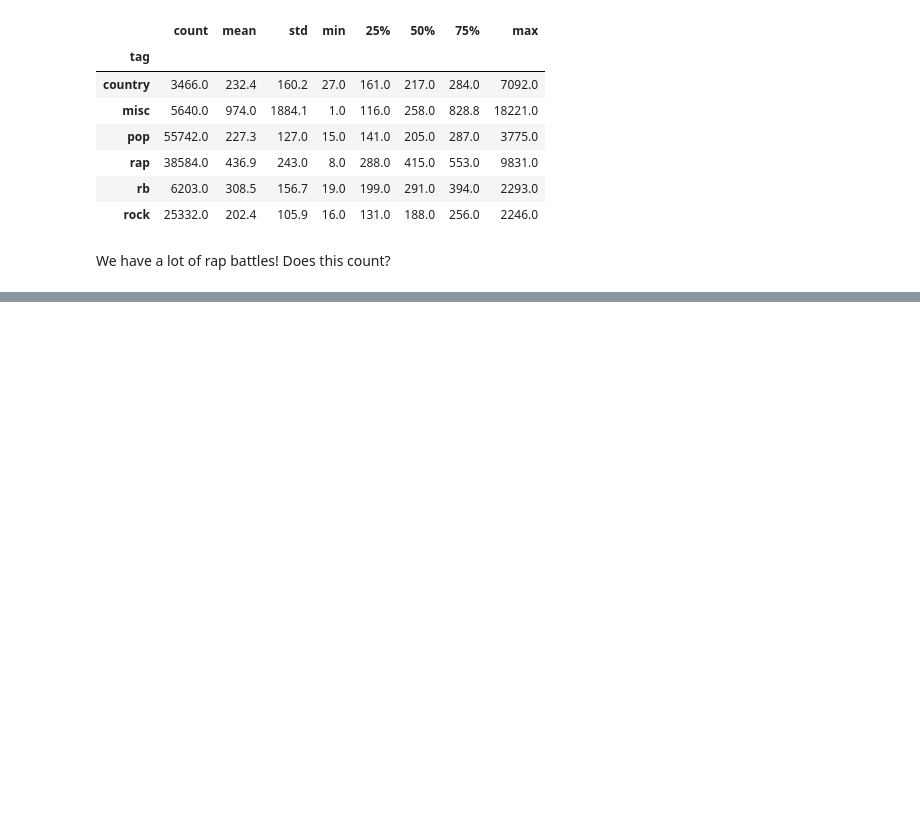
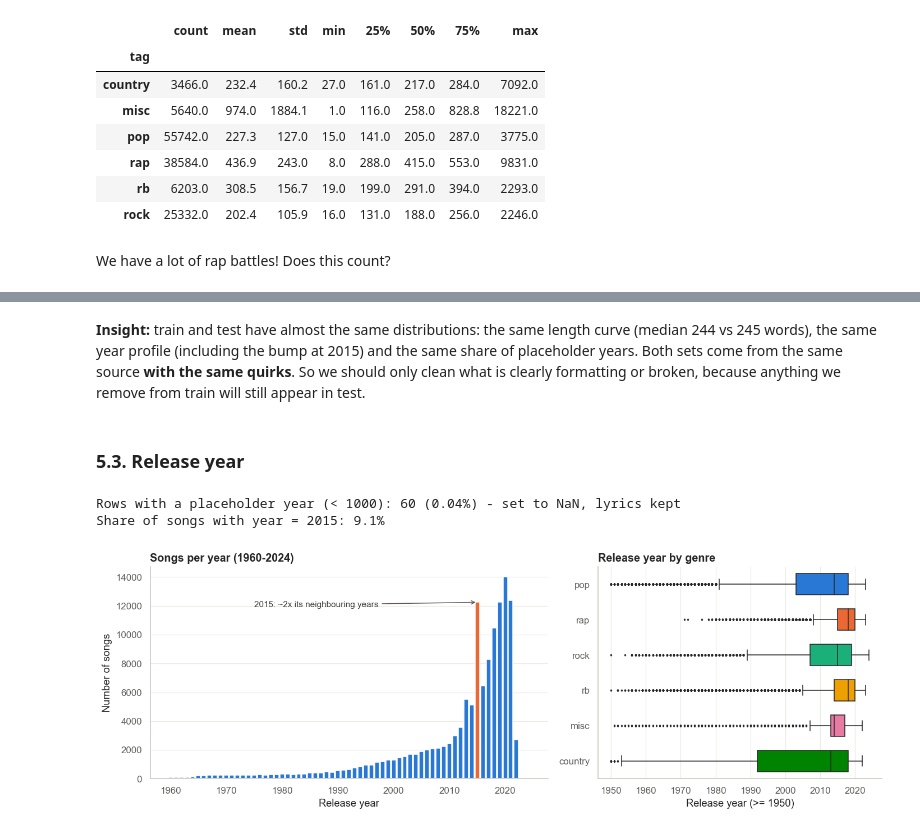
Before and after one commit to gugaffranco/textmining-G08-2026, a Jupyter notebook: 01_Data_Exploration_Preprocessing.ipynb, the cells around one changed output, grey strips where cells are left out. Cells and saved outputs as stored; diff of their text form; code cells hidden in the pictures; blank space fills up the shorter version.

```diff
--- a/01_Data_Exploration_Preprocessing.ipynb
+++ b/01_Data_Exploration_Preprocessing.ipynb
@@ -298,0 +448,35 @@ show_longest_lyrics(train_df, "country", n=30)
+# %% [markdown]
+**Insight:** train and test have almost the same distributions: the same length curve (median 244 vs 245 words), the same year profile (including the bump at 2015) and the same share of placeholder years. Both sets come from the same source **with the same quirks**. So we should only clean what is clearly formatting or broken, because anything we remove from train will still appear in test.
+# %% [markdown]
+### 5.3. Release year
+# %%
+# Graph 3: release year, overall and by genre
+invalid = eda_df["year_clean"].isna()
+print(f"Rows with a placeholder year (< {YEAR_MIN_VALID}): {invalid.sum()} "
+      f"({invalid.mean()*100:.2f}%) - set to NaN, lyrics kept")
+print(f"Share of songs with year = 2015: {(eda_df['year'] == 2015).mean()*100:.1f}%")
+
+fig, axes = plt.subplots(1, 2, figsize=(13, 4.5), gridspec_kw={"width_ratios": [1.4, 1]})
+
+per_year = eda_df.loc[eda_df["year_clean"].between(1960, 2024), "year_clean"].astype(int).value_counts().sort_index()
+bar_colors = [ACCENT_COLOR if y == 2015 else MAIN_COLOR for y in per_year.index]
+axes[0].bar(per_year.index, per_year.values, color=bar_colors, width=0.8)
+axes[0].annotate("2015: ~2x its neighbouring years", xy=(2015, per_year.get(2015, 0)), xytext=(1975, per_year.max() * 0.85),
+                 arrowprops=dict(arrowstyle="->", color="#5f5e5a"), fontsize=10, color="#3d3d3a")
+axes[0].set_xlabel("Release year")
+axes[0].set_ylabel("Number of songs")
+axes[0].set_title("Songs per year (1960-2024)")
+axes[0].grid(axis="x", visible=False)
+
+sns.boxplot(data=eda_df[eda_df["year_clean"] >= 1950], y="tag", x="year_clean", order=GENRE_ORDER,
+            palette=GENRE_PALETTE, saturation=1, ax=axes[1], fliersize=1.5, linewidth=1, width=0.6)
+axes[1].set_xlabel("Release year (>= 1950)")
+axes[1].set_ylabel("")
+axes[1].set_title("Release year by genre")
+
+plt.tight_layout()
+plt.show()
+# %% [output]
+Rows with a placeholder year (< 1000): 60 (0.04%) - set to NaN, lyrics kept
+Share of songs with year = 2015: 9.1%
+[figure, added]
```
Also changed, not shown: parts of 32 cells of this notebook.
